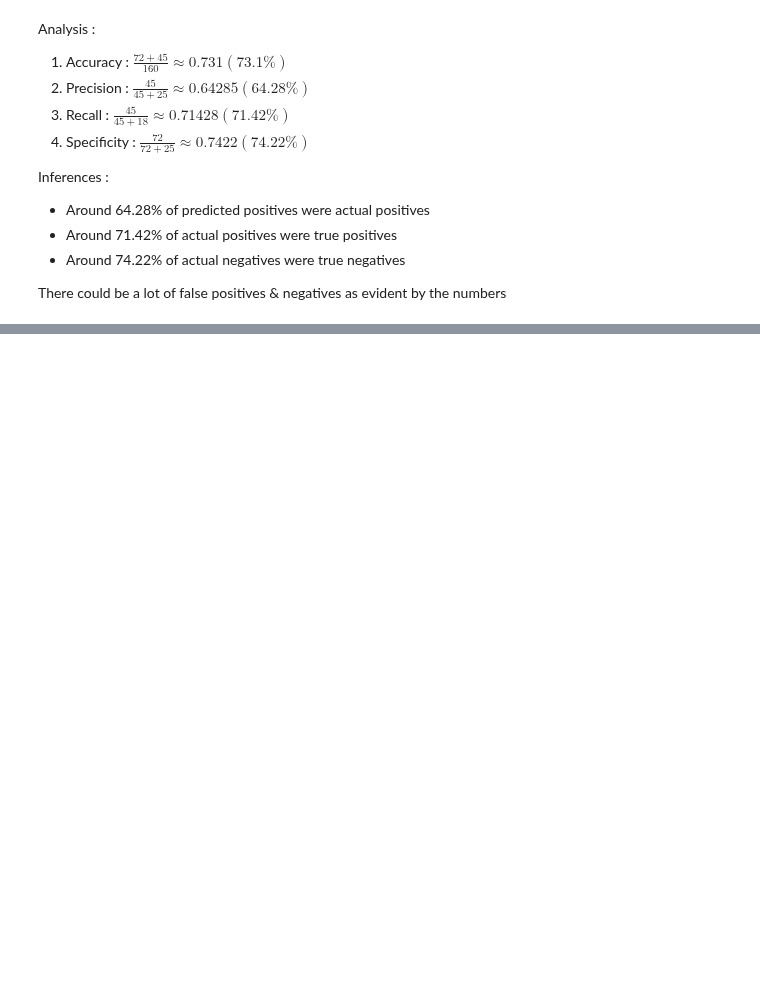
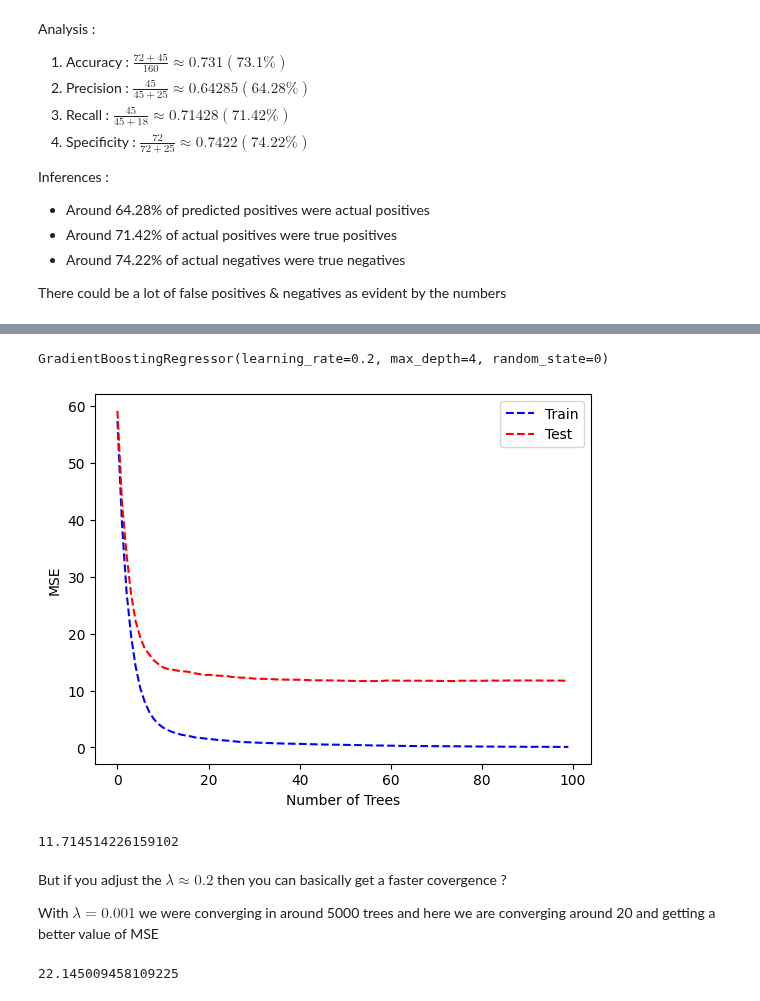
Before and after one commit to kkkamur07/ISL-Learning, a Jupyter notebook: Tree/tree-labs.ipynb, the cells around one changed output, grey strips where cells are left out. Cells and saved outputs as stored; diff of their text form; code cells hidden in the pictures; blank space fills up the shorter version.

```diff
--- a/Tree/tree-labs.ipynb
+++ b/Tree/tree-labs.ipynb
@@ -174,0 +296,8 @@ There could be a lot of false positives & negatives as evident by the numbers
+# %%
+# Increasing the number of trees grown.
+bag_bos_noi = RF(n_estimators=500, max_features=x_train.shape[1], random_state=0)
+bag_bos_noi.fit(x_train, y_train)
+y_pred = bag_bos_noi.predict(x_test)
+test_err = np.mean((y_pred - y_test)**2)
+
+print(f"Test Error : {test_err:.3f} with trees = 500")
@@ -174,0 +306,7 @@ There could be a lot of false positives & negatives as evident by the numbers
+# %%
+# Fitting random forest, max_fea = sqrt(p)
+rf_boston = RF(max_features = 6, random_state=0, n_estimators=500)
+rf_boston.fit(x_train, y_train)
+y_pred = rf_boston.predict(x_test)
+test_err = np.mean((y_pred - y_test)**2)
+print(f"Test Error : {test_err:.3f}")
@@ -174,0 +344,42 @@ There could be a lot of false positives & negatives as evident by the numbers
+# %%
+boost_bos = GBR(n_estimators=100, learning_rate=0.2, max_depth=4, random_state=0)
+boost_bos.fit(x_train, y_train)
+# %% [output]
+GradientBoostingRegressor(learning_rate=0.2, max_depth=4, random_state=0)
+# %%
+test_err = np.zeros_like(boost_bos.train_score_)
+for test_idx, y_ in enumerate(boost_bos.staged_predict(x_test)) :
+    test_err[test_idx] = np.mean((y_ - y_test)**2)
+
+plot_idx = np.arange(boost_bos.train_score_.shape[0])
+fig, ax = plt.subplots()
+ax.plot(plot_idx, boost_bos.train_score_, "b--", label="Train")
+ax.plot(plot_idx, test_err, "r--" ,label="Test")
+ax.set_xlabel("Number of Trees")
+ax.set_ylabel("MSE")
+ax.legend()
+plt.show()
+# %% [output]
+[figure, added]
+# %%
+# Comparing
+y_hat = boost_bos.predict(x_test)
+np.mean((y_hat - y_test)**2)
+
+# Similar results as Bagging
+# %% [output]
+11.714514226159102
+# %% [markdown]
+But if you adjust the $\lambda \approx 0.2$ then you can basically get a faster covergence ?
+
+With $\lambda = 0.001$ we were converging in around 5000 trees and here we are converging around 20 and getting a better value of MSE
+# %%
+# Bayesian Additive regression trees
+bart_bos = BART(random_state=0, burnin=5, ndraw=15)
+bart_bos.fit(x_train, y_train)
+y_hat = bart_bos.predict(x_test.astype(np.float32))
+np.mean((y_hat - y_test)**2)
+
+# I don't understand this -> Need to understand more
+# %% [output]
+22.145009458109225
```
Also changed, not shown: parts of 18 cells of this notebook.
